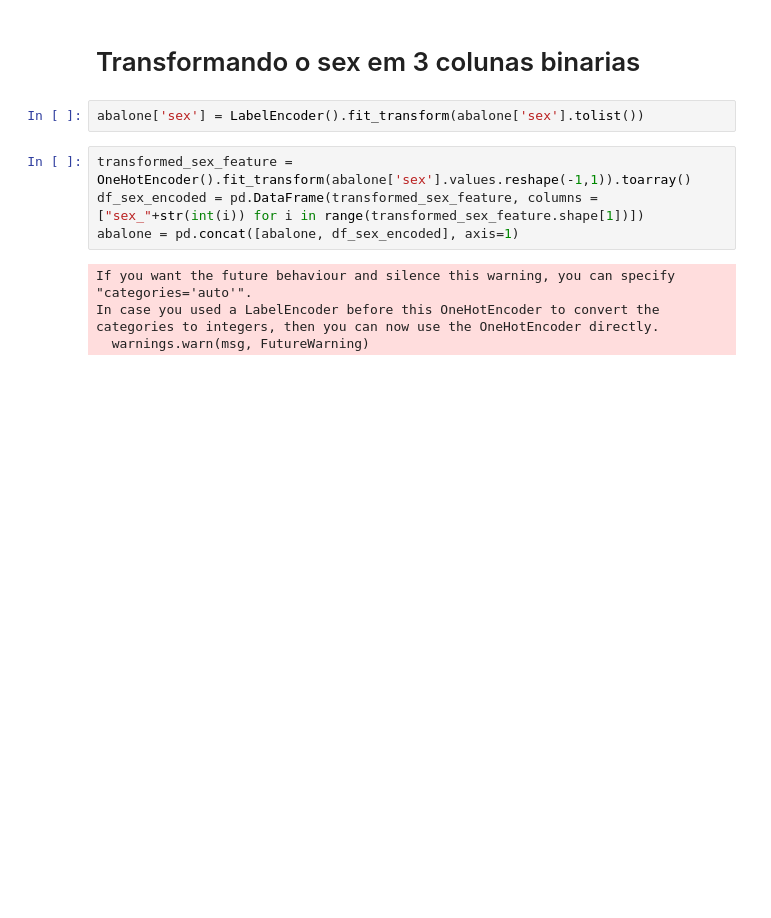
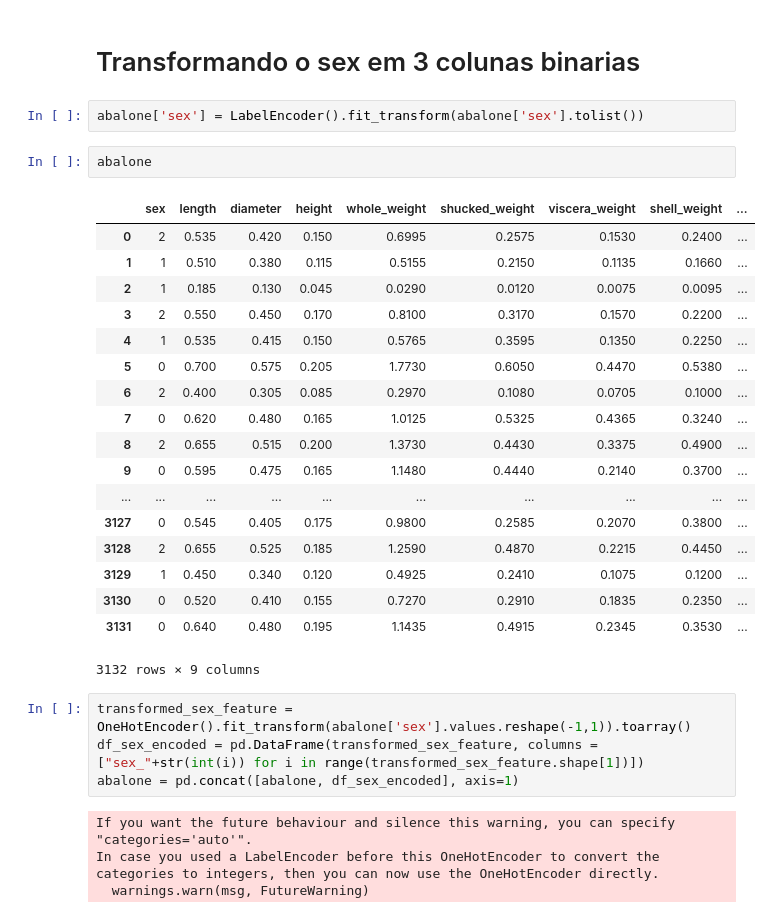
Before and after one commit to MarcosFabriciio/mlclass, a Jupyter notebook: 03_Validation/Classificadores/Processamento.ipynb, the cells around one changed output. Cells and saved outputs as stored; diff of their text form; blank space fills up the shorter version.

```diff
--- a/03_Validation/Classificadores/Processamento.ipynb
+++ b/03_Validation/Classificadores/Processamento.ipynb
@@ -33,6 +33,27 @@ abalone.describe()
 # Transformando o sex em 3 colunas binarias
 # %%
 abalone['sex'] = LabelEncoder().fit_transform(abalone['sex'].tolist())
+# %%
+abalone
+# %% [output]
+|  | sex | length | diameter | height | whole_weight | shucked_weight | viscera_weight | shell_weight | ... |
+| 0 | 2 | 0.535 | 0.420 | 0.150 | 0.6995 | 0.2575 | 0.1530 | 0.2400 | ... |
+| 1 | 1 | 0.510 | 0.380 | 0.115 | 0.5155 | 0.2150 | 0.1135 | 0.1660 | ... |
+| 2 | 1 | 0.185 | 0.130 | 0.045 | 0.0290 | 0.0120 | 0.0075 | 0.0095 | ... |
+| 3 | 2 | 0.550 | 0.450 | 0.170 | 0.8100 | 0.3170 | 0.1570 | 0.2200 | ... |
+| 4 | 1 | 0.535 | 0.415 | 0.150 | 0.5765 | 0.3595 | 0.1350 | 0.2250 | ... |
+| 5 | 0 | 0.700 | 0.575 | 0.205 | 1.7730 | 0.6050 | 0.4470 | 0.5380 | ... |
+| 6 | 2 | 0.400 | 0.305 | 0.085 | 0.2970 | 0.1080 | 0.0705 | 0.1000 | ... |
+| 7 | 0 | 0.620 | 0.480 | 0.165 | 1.0125 | 0.5325 | 0.4365 | 0.3240 | ... |
+| 8 | 2 | 0.655 | 0.515 | 0.200 | 1.3730 | 0.4430 | 0.3375 | 0.4900 | ... |
+| 9 | 0 | 0.595 | 0.475 | 0.165 | 1.1480 | 0.4440 | 0.2140 | 0.3700 | ... |
+| ... | ... | ... | ... | ... | ... | ... | ... | ... | ... |
+| 3127 | 0 | 0.545 | 0.405 | 0.175 | 0.9800 | 0.2585 | 0.2070 | 0.3800 | ... |
+| 3128 | 2 | 0.655 | 0.525 | 0.185 | 1.2590 | 0.4870 | 0.2215 | 0.4450 | ... |
+| 3129 | 1 | 0.450 | 0.340 | 0.120 | 0.4925 | 0.2410 | 0.1075 | 0.1200 | ... |
+| 3130 | 0 | 0.520 | 0.410 | 0.155 | 0.7270 | 0.2910 | 0.1835 | 0.2350 | ... |
+| 3131 | 0 | 0.640 | 0.480 | 0.195 | 1.1435 | 0.4915 | 0.2345 | 0.3530 | ... |
+3132 rows × 9 columns
 # %%
 transformed_sex_feature = OneHotEncoder().fit_transform(abalone['sex'].values.reshape(-1,1)).toarray()
 df_sex_encoded = pd.DataFrame(transformed_sex_feature, columns = ["sex_"+str(int(i)) for i in range(transformed_sex_feature.shape[1])])
```
Also changed, not shown: 5 other files.
